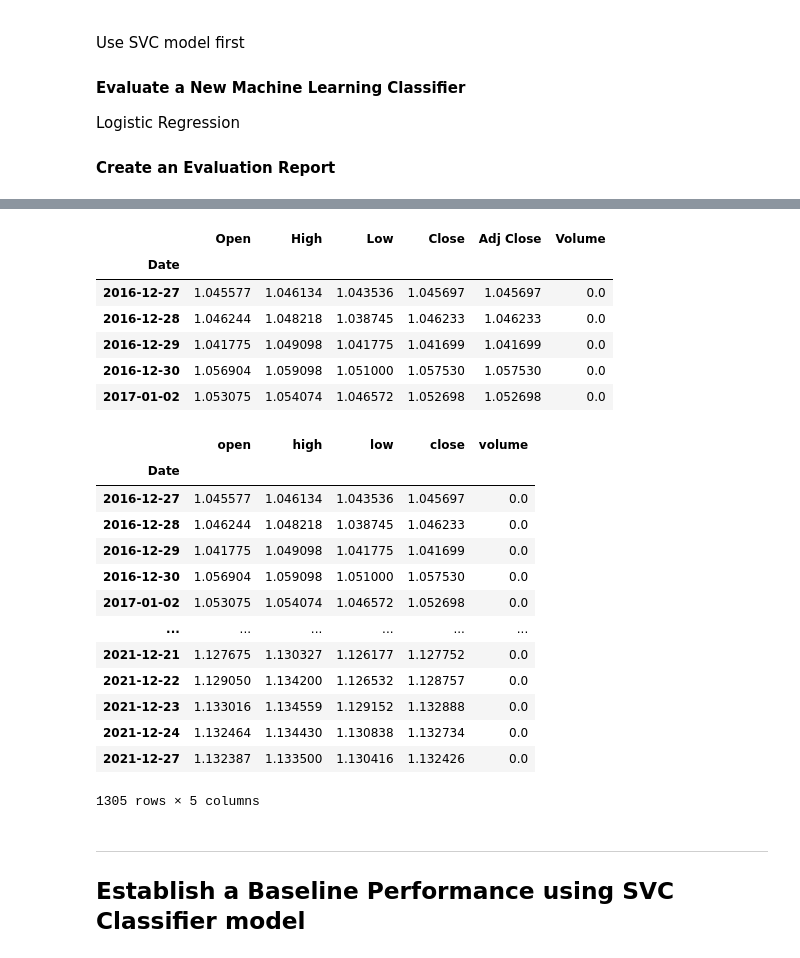
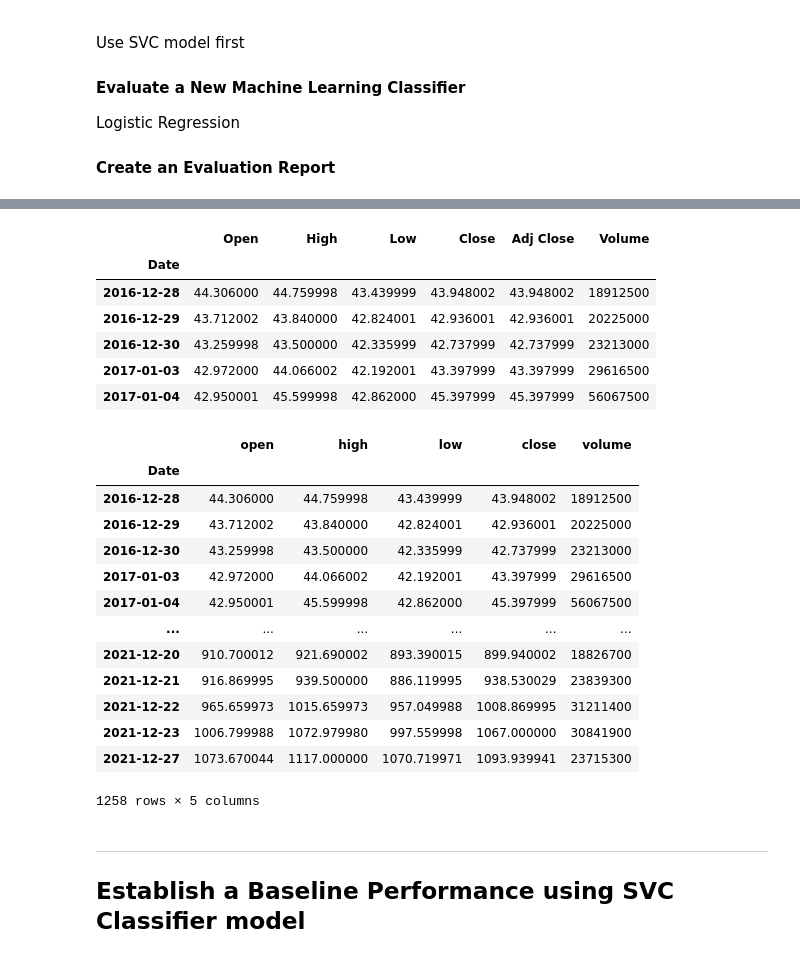
Before and after one commit to tembolo1284/Project_2_Bootcamp, a Jupyter notebook: TradingBot_OptimizedSMAs.ipynb, the cells around one changed output, grey strips where cells are left out. Saved outputs shown, nothing was run; the diff lists cells and outputs as text; code cells hidden in the pictures.

```diff
--- a/TradingBot_OptimizedSMAs.ipynb
+++ b/TradingBot_OptimizedSMAs.ipynb
@@ -24,22 +21,22 @@ from finta import TA
 # %%
 # Import the dataset into a Pandas Dataframe of instrument of your choice
 instrument_df = pd.read_csv(
-    Path("./Resources/EURUSD_5y.csv"),
+    Path("./Resources/TSLA_5y.csv"),
     index_col='Date',
     infer_datetime_format=True,
     parse_dates=True
 )
 
 # Review the DataFrame
 instrument_df.head()
 # %% [output]
 |  | Open | High | Low | Close | Adj Close | Volume |
 | Date |  |  |  |  |  |  |
-| 2016-12-27 | 1.045577 | 1.046134 | 1.043536 | 1.045697 | 1.045697 | 0.0 |
-| 2016-12-28 | 1.046244 | 1.048218 | 1.038745 | 1.046233 | 1.046233 | 0.0 |
-| 2016-12-29 | 1.041775 | 1.049098 | 1.041775 | 1.041699 | 1.041699 | 0.0 |
-| 2016-12-30 | 1.056904 | 1.059098 | 1.051000 | 1.057530 | 1.057530 | 0.0 |
-| 2017-01-02 | 1.053075 | 1.054074 | 1.046572 | 1.052698 | 1.052698 | 0.0 |
+| 2016-12-28 | 44.306000 | 44.759998 | 43.439999 | 43.948002 | 43.948002 | 18912500 |
+| 2016-12-29 | 43.712002 | 43.840000 | 42.824001 | 42.936001 | 42.936001 | 20225000 |
+| 2016-12-30 | 43.259998 | 43.500000 | 42.335999 | 42.737999 | 42.737999 | 23213000 |
+| 2017-01-03 | 42.972000 | 44.066002 | 42.192001 | 43.397999 | 43.397999 | 29616500 |
+| 2017-01-04 | 42.950001 | 45.599998 | 42.862000 | 45.397999 | 45.397999 | 56067500 |
 # %%
 instrument_df= instrument_df.rename(columns=str.lower)
 # %%
@@ -47,18 +44,18 @@ instrument_df.drop(columns=["adj close"])
 # %% [output]
 |  | open | high | low | close | volume |
 | Date |  |  |  |  |  |
-| 2016-12-27 | 1.045577 | 1.046134 | 1.043536 | 1.045697 | 0.0 |
-| 2016-12-28 | 1.046244 | 1.048218 | 1.038745 | 1.046233 | 0.0 |
-| 2016-12-29 | 1.041775 | 1.049098 | 1.041775 | 1.041699 | 0.0 |
-| 2016-12-30 | 1.056904 | 1.059098 | 1.051000 | 1.057530 | 0.0 |
-| 2017-01-02 | 1.053075 | 1.054074 | 1.046572 | 1.052698 | 0.0 |
+| 2016-12-28 | 44.306000 | 44.759998 | 43.439999 | 43.948002 | 18912500 |
+| 2016-12-29 | 43.712002 | 43.840000 | 42.824001 | 42.936001 | 20225000 |
+| 2016-12-30 | 43.259998 | 43.500000 | 42.335999 | 42.737999 | 23213000 |
+| 2017-01-03 | 42.972000 | 44.066002 | 42.192001 | 43.397999 | 29616500 |
+| 2017-01-04 | 42.950001 | 45.599998 | 42.862000 | 45.397999 | 56067500 |
 | ... | ... | ... | ... | ... | ... |
-| 2021-12-21 | 1.127675 | 1.130327 | 1.126177 | 1.127752 | 0.0 |
-| 2021-12-22 | 1.129050 | 1.134200 | 1.126532 | 1.128757 | 0.0 |
-| 2021-12-23 | 1.133016 | 1.134559 | 1.129152 | 1.132888 | 0.0 |
-| 2021-12-24 | 1.132464 | 1.134430 | 1.130838 | 1.132734 | 0.0 |
-| 2021-12-27 | 1.132387 | 1.133500 | 1.130416 | 1.132426 | 0.0 |
+| 2021-12-20 | 910.700012 | 921.690002 | 893.390015 | 899.940002 | 18826700 |
+| 2021-12-21 | 916.869995 | 939.500000 | 886.119995 | 938.530029 | 23839300 |
+| 2021-12-22 | 965.659973 | 1015.659973 | 957.049988 | 1008.869995 | 31211400 |
+| 2021-12-23 | 1006.799988 | 1072.979980 | 997.559998 | 1067.000000 | 30841900 |
+| 2021-12-27 | 1073.670044 | 1117.000000 | 1070.719971 | 1093.939941 | 23715300 |
-1305 rows × 5 columns
+1258 rows × 5 columns
 # %%
 df = pd.DataFrame()
 # %%
```
Also changed, not shown: parts of 39 cells of this notebook, 1 other file.
